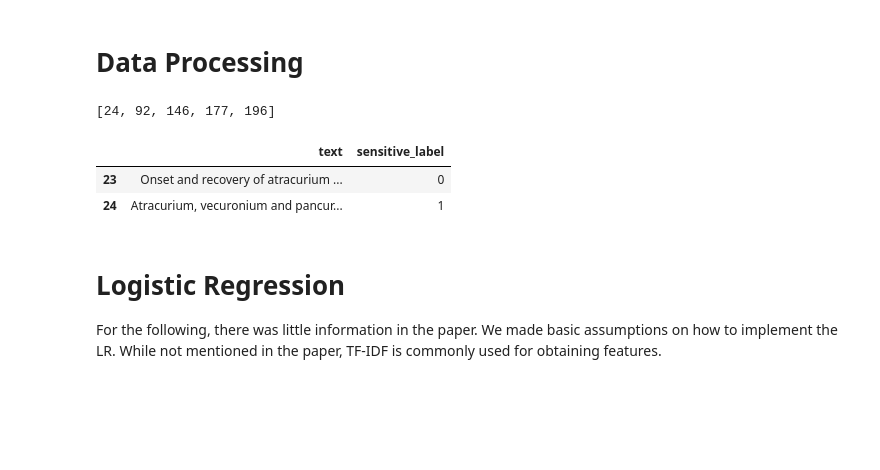
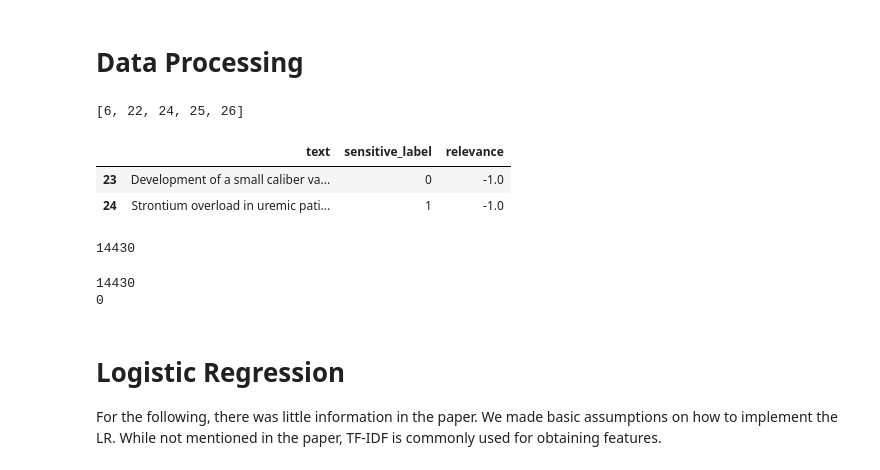
Before and after one commit to shef-ski/edds-ex2, a Jupyter notebook: main 09-01-2025.ipynb, the cells around one changed output. Drawn from its saved outputs; the diff is of its cells as text; code cells hidden in the pictures; blank space fills up the shorter version.

Commit message:
added relevence labeling

```diff
--- a/main 09-01-2025.ipynb
+++ b/main 09-01-2025.ipynb
@@ -51,6 +199,10 @@ Name: mesh_terms, dtype: object
 # %% [markdown]
 # Sensitivity Labeling
 # %%
-MESH_XML_FILE = "data/nlm/mesh/medit/ascii_xml/output/desc2022.xml"
+#MESH_XML_FILE = "data/nlm/mesh/medit/ascii_xml/output/desc2022.xml"
+#MESH_XML_FILE = "desc2022/usr/nlm/mesh/medit/ascii_xml/output/desc2022.xml"
+MESH_XML_FILE = "desc2019.xml"
+#MESH_XML_FILE = "desc2022.xml"
 
 c12_terms, c13_terms = get_keywords_from_xml(MESH_XML_FILE)
+print(c12_terms)
@@ -57,6 +211,6 @@ c12_terms, c13_terms = get_keywords_from_xml(MESH_XML_FILE)
 # %%
 # Create a binary label based on if a match can be found
-df['sensitive_label'] = df['mesh_terms'].apply(
+df_data['sensitive_label'] = df_data['mesh_terms'].apply(
     lambda x: is_sensitive(x, c12_terms, c13_terms)
 )
 # %%
@@ -68,8 +222,8 @@ print(f"{percentage_sensitive:.2f}% of the rows are sensitive")
 # Data Processing
 # %%
 # Only save relevant columns to make file smaller
-relevant_columns = ['title', 'abstract', 'sensitive_label']
-df = df[relevant_columns]
+relevant_columns = ['Title', 'Abstract', 'sensitive_label',"relevance"]
+df_data = df_data[relevant_columns]
 # %%
 save_csv = False  # Set this to True if you want to save the current df
 
@@ -84,33 +238,49 @@ if save_csv:
         print(f"File already exists at {save_path}, skipping save.")
 # %%
 # Combine title and abstract
-df['text'] = df['title'] + " " + df['abstract']
+df_data['text'] = df_data['Title'] + " " + df_data['Abstract']
 
-df = df[['text', 'sensitive_label']]  # we only need these two columns for the ML part
+df_data = df_data[['text', 'sensitive_label', "relevance"]]  # we only need these three columns for the ML part
 # %%
 # A list which contains indices of rows which have a 1 as label
 # We can use it to find records which have been labeled as sensitive
-indices = df.index[df['sensitive_label'] == 1].tolist()
+indices = df_data.index[df_data['sensitive_label'] == 1].tolist()
 indices[0:5]
 # %% [output]
-[24, 92, 146, 177, 196]
+[6, 22, 24, 25, 26]
 # %%
 # An example of two rows, one from each group
-row_selection = df.iloc[23:25]
+row_selection = df_data.iloc[23:25]
 row_selection
 # %% [output]
-|  | text | sensitive_label |
-| 23 | Onset and recovery of atracurium ... | 0 |
-| 24 | Atracurium, vecuronium and pancur... | 1 |
+|  | text | sensitive_label | relevance |
+| 23 | Development of a small caliber va... | 0 | -1.0 |
+| 24 | Strontium overload in uremic pati... | 1 | -1.0 |
 # %%
 # Split the data into training, validation, and test sets
-train_texts, temp_texts, train_labels, temp_labels = train_test_split(
-    df['text'], df['sensitive_label'], test_size=0.15, random_state=123, stratify=df['sensitive_label']
+
+#test data is all data judged as relevant, rest is train data
+data_test = df_data[df_data["relevance"] >-1]
+data_train =df_data[df_data["relevance"] == -1]
+data_train = data_train.drop(["relevance"], axis=1)
+print(len(data_test))
+#split text and label of test data
+test_texts = data_test["text"]
+test_labels = data_test["sensitive_label"]
+
+
+#15% of the training data is used for validation
+train_texts, val_texts, train_labels, val_labels = train_test_split(
+    data_train["text"], data_train["sensitive_label"], test_size=0.85, random_state=123, stratify=data_train["sensitive_label"]
 )
-
-val_texts, test_texts, val_labels, test_labels = train_test_split(
-    temp_texts, temp_labels, test_size=0.5, random_state=123, stratify=temp_labels
-)
+# %% [output]
+14430
+# %%
+print(len(test_texts))
+print(test_texts.isna().sum())
+# %% [output]
+14430
+0
 # %% [markdown]
 # Logistic Regression
 
```
Also changed, not shown: parts of 19 cells of this notebook.
